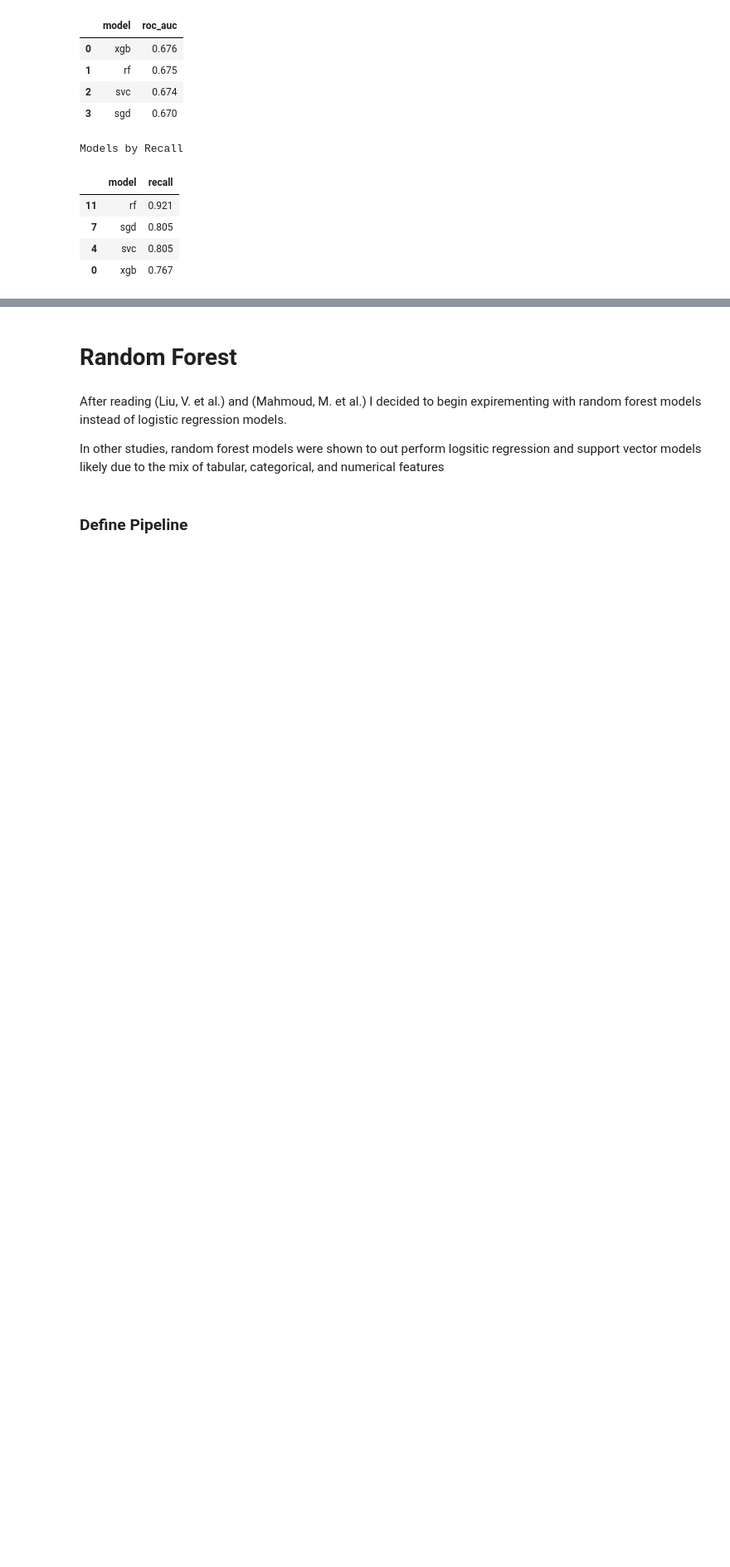
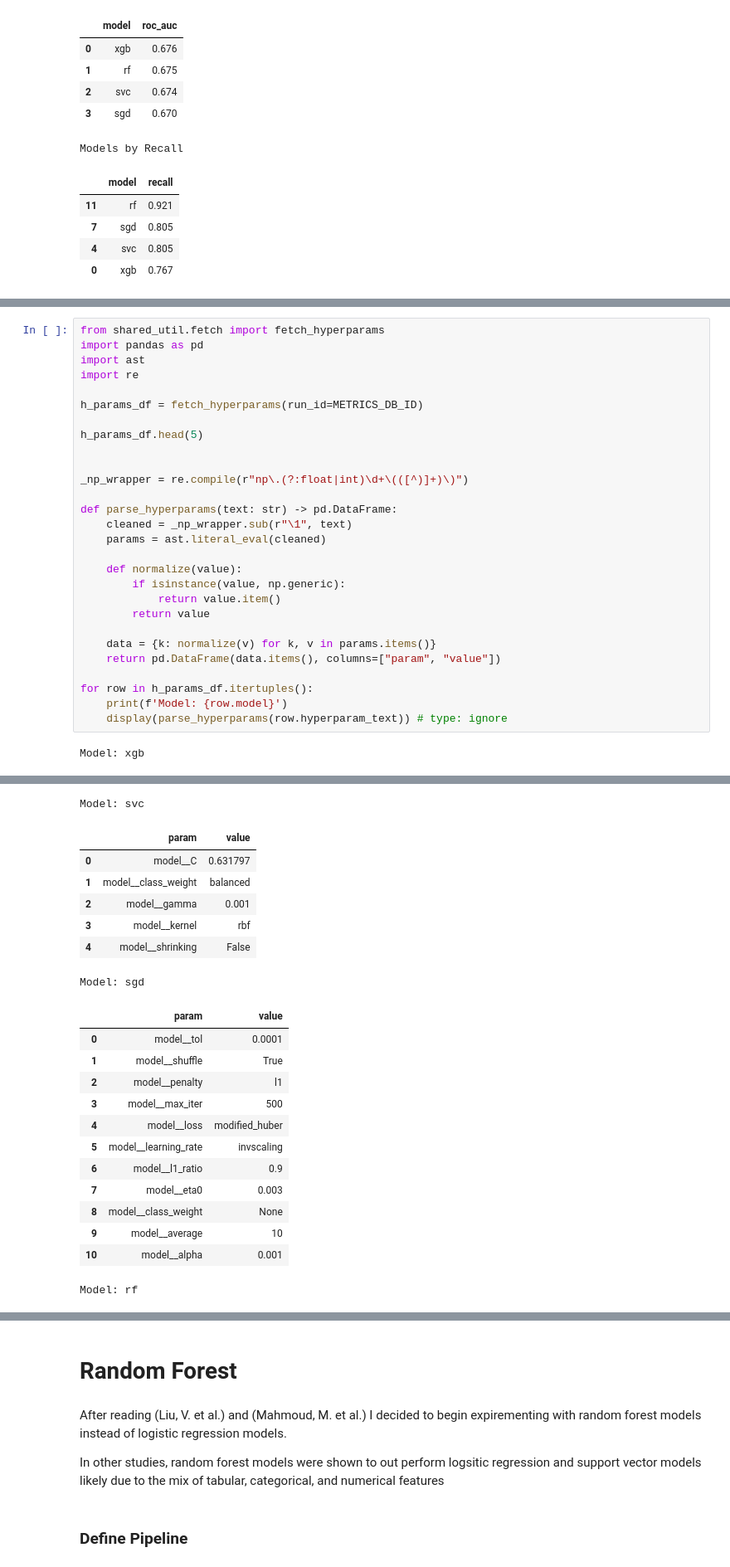
Before and after one commit to meaton96/Eaton_633_Project, a Jupyter notebook: notebooks/000_Main.ipynb, the cells around one changed output, grey strips where cells are left out. Shown at 83% size. Drawn from its saved outputs; the diff is of its cells as text; blank space fills up the shorter version.

Commit message:
fetch hyperparameters

```diff
--- a/notebooks/000_Main.ipynb
+++ b/notebooks/000_Main.ipynb
@@ -55,0 +58,30 @@ Models by Recall
+# %%
+from shared_util.fetch import fetch_hyperparams
+import pandas as pd
+import ast
+import re
+
+h_params_df = fetch_hyperparams(run_id=METRICS_DB_ID)
+
+h_params_df.head(5)
+
+
+_np_wrapper = re.compile(r"np\.(?:float|int)\d+\(([^)]+)\)")
+
+def parse_hyperparams(text: str) -> pd.DataFrame:
+    cleaned = _np_wrapper.sub(r"\1", text)
+    params = ast.literal_eval(cleaned)
+
+    def normalize(value):
+        if isinstance(value, np.generic):
+            return value.item()
+        return value
+
+    data = {k: normalize(v) for k, v in params.items()}
+    return pd.DataFrame(data.items(), columns=["param", "value"])
+
+for row in h_params_df.itertuples():
+    print(f'Model: {row.model}')
+    display(parse_hyperparams(row.hyperparam_text)) # type: ignore
+# %% [output]
+Model: xgb
@@ -55,0 +99,21 @@ Models by Recall
+Model: svc
+|  | param | value |
+| 0 | model__C | 0.631797 |
+| 1 | model__class_weight | balanced |
+| 2 | model__gamma | 0.001 |
+| 3 | model__kernel | rbf |
+| 4 | model__shrinking | False |
+Model: sgd
+|  | param | value |
+| 0 | model__tol | 0.0001 |
+| 1 | model__shuffle | True |
+| 2 | model__penalty | l1 |
+| 3 | model__max_iter | 500 |
+| 4 | model__loss | modified_huber |
+| 5 | model__learning_rate | invscaling |
+| 6 | model__l1_ratio | 0.9 |
+| 7 | model__eta0 | 0.003 |
+| 8 | model__class_weight | None |
+| 9 | model__average | 10 |
+| 10 | model__alpha | 0.001 |
+Model: rf
```
Also changed, not shown: parts of 3 cells of this notebook, 1 other file.
